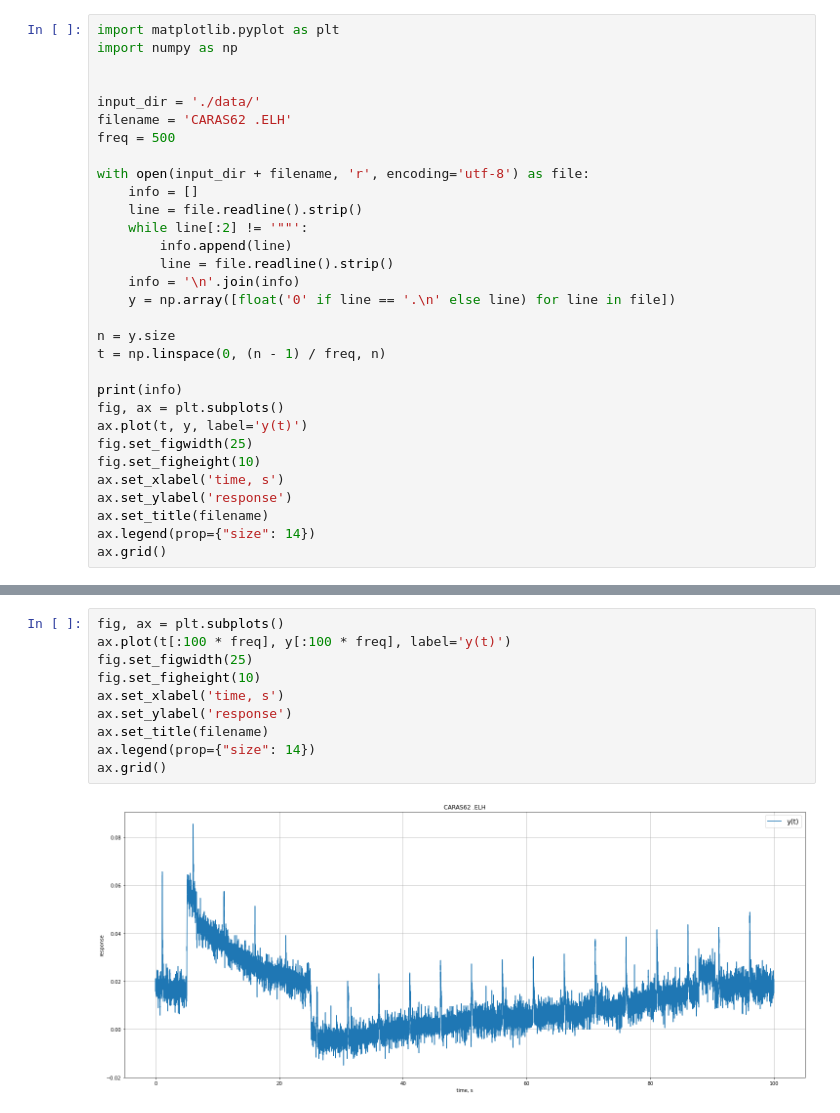
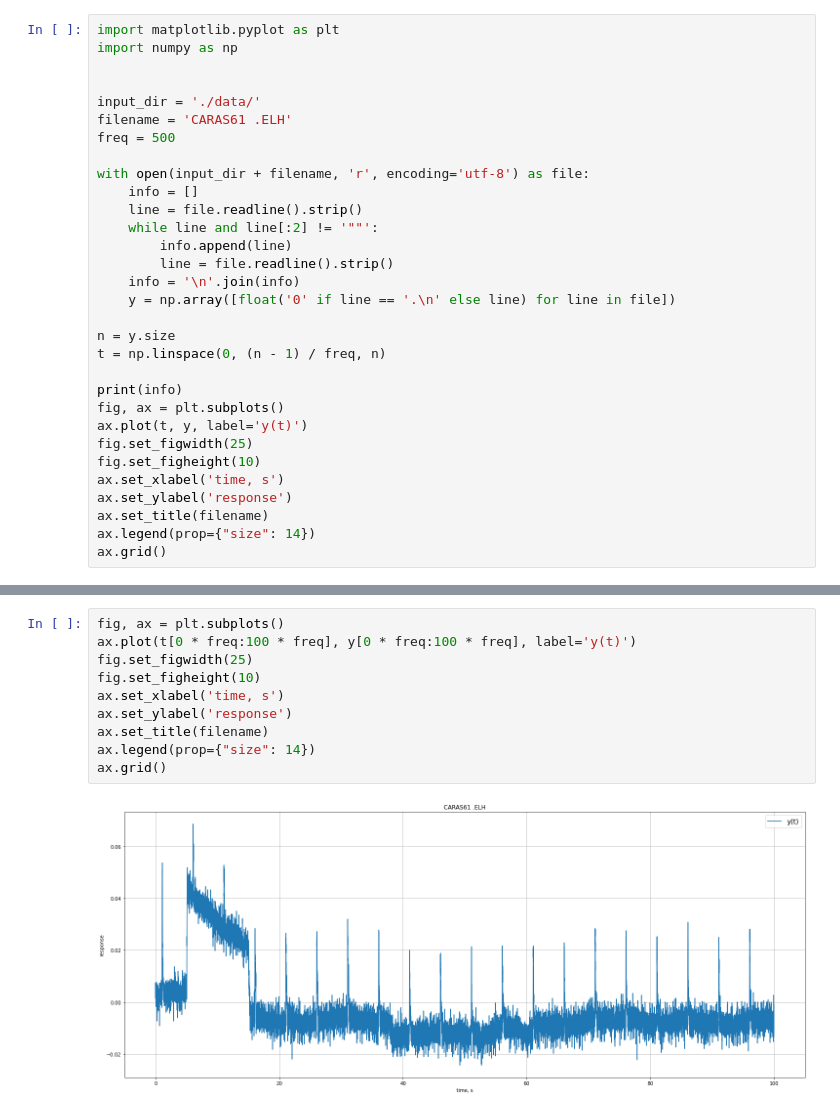
Before and after one commit to AndreiZherder/adaptation-memory, a Jupyter notebook: carassius.ipynb, the cells around one changed output, grey strips where cells are left out. Saved outputs shown, nothing was run; the diff lists cells and outputs as text.

```diff
--- a/carassius.ipynb
+++ b/carassius.ipynb
@@ -4,13 +4,13 @@ import numpy as np
 
 
 input_dir = './data/'
-filename = 'CARAS62 .ELH'
+filename = 'CARAS61 .ELH'
 freq = 500
 
 with open(input_dir + filename, 'r', encoding='utf-8') as file:
     info = []
     line = file.readline().strip()
-    while line[:2] != '""':
+    while line and line[:2] != '""':
         info.append(line)
         line = file.readline().strip()
     info = '\n'.join(info)
@@ -53,12 +71,12 @@ ax.grid()
 # %%
 fig, ax = plt.subplots()
-ax.plot(t[:100 * freq], y[:100 * freq], label='y(t)')
+ax.plot(t[0 * freq:100 * freq], y[0 * freq:100 * freq], label='y(t)')
 fig.set_figwidth(25)
 fig.set_figheight(10)
 ax.set_xlabel('time, s')
 ax.set_ylabel('response')
 ax.set_title(filename)
 ax.legend(prop={"size": 14})
 ax.grid()
 # %% [output]
-[figure, old version]
+[figure, new version]
```
Also changed, not shown: parts of 2 cells of this notebook.
